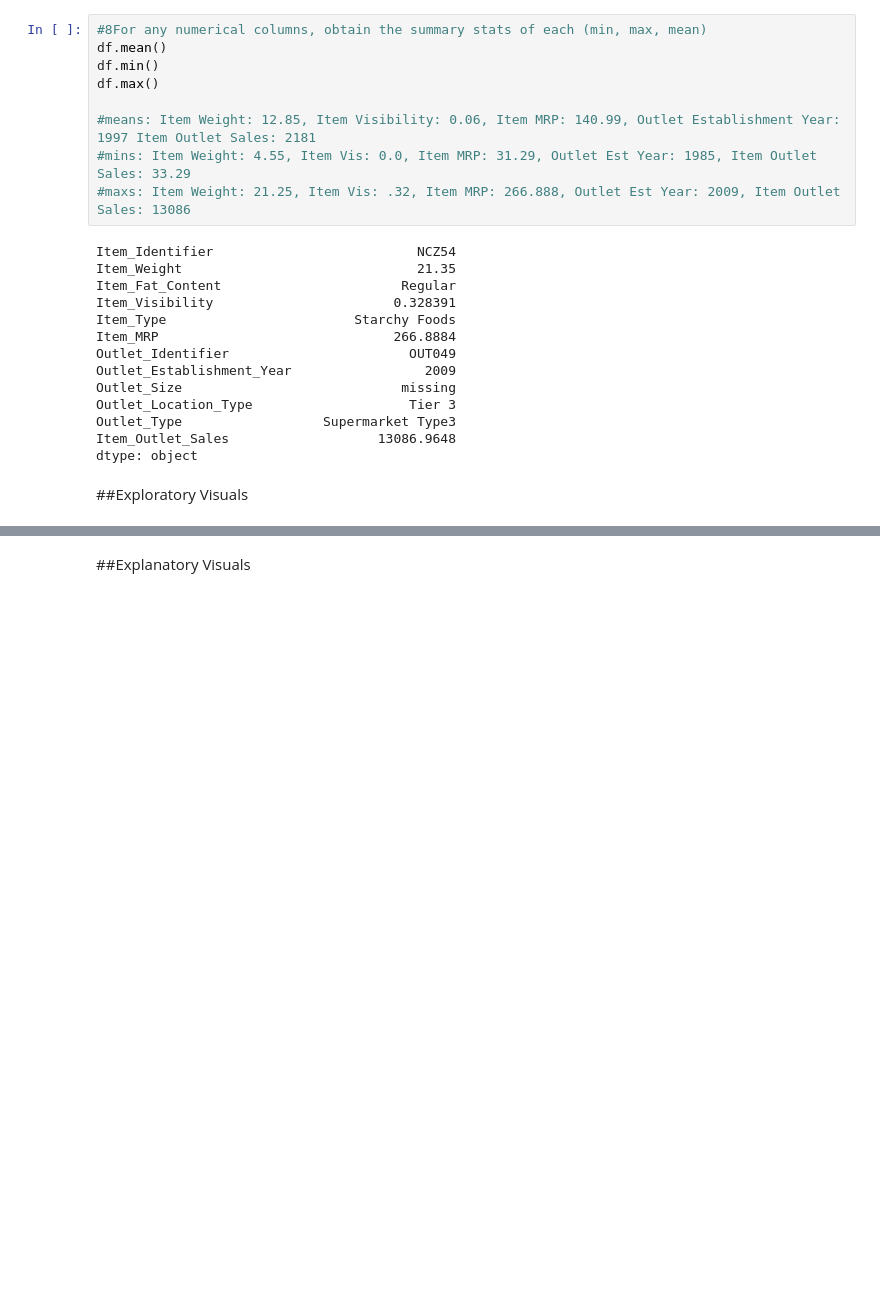
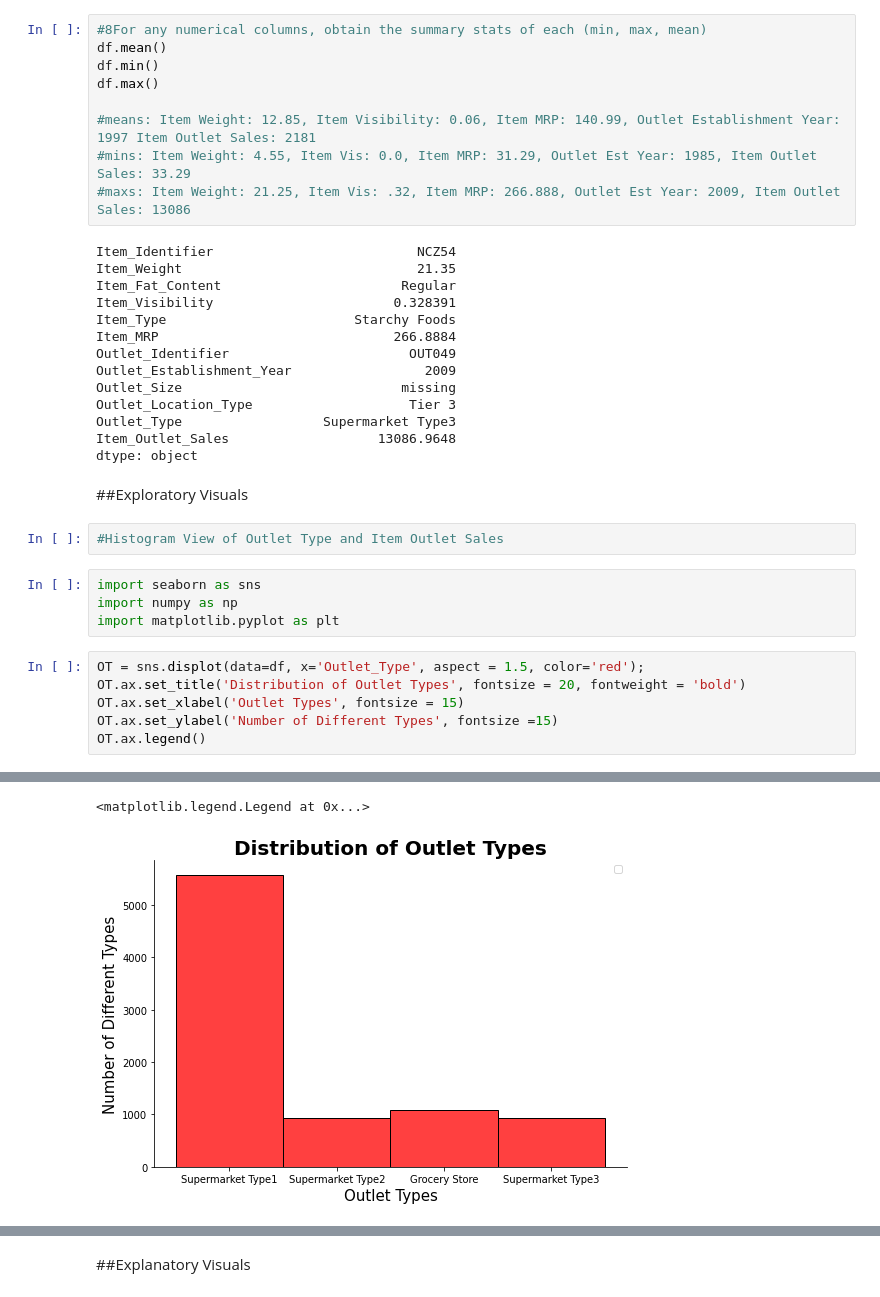
Before and after one commit to jcowart1987/SalesPredictions, a Jupyter notebook: Project1.ipynb, the cells around one changed output, grey strips where cells are left out. Saved outputs shown, nothing was run; the diff lists cells and outputs as text; blank space fills up the shorter version.

```diff
--- a/Project1.ipynb
+++ b/Project1.ipynb
@@ -166,3 +166,16 @@ Item_Outlet_Sales                   13086.9648
 dtype: object
 # %% [markdown]
 ##Exploratory Visuals
+# %%
+#Histogram View of Outlet Type and Item Outlet Sales
+# %%
+import seaborn as sns
+import numpy as np
+import matplotlib.pyplot as plt
+# %%
+OT = sns.displot(data=df, x='Outlet_Type', aspect = 1.5, color='red');
+OT.ax.set_title('Distribution of Outlet Types', fontsize = 20, fontweight = 'bold')
+OT.ax.set_xlabel('Outlet Types', fontsize = 15)
+OT.ax.set_ylabel('Number of Different Types', fontsize =15)
+OT.ax.legend()
+# %% [output]
@@ -168,0 +183,2 @@ dtype: object
+<matplotlib.legend.Legend at 0x...>
+[figure, added]
```
Also changed, not shown: parts of 7 cells of this notebook.
